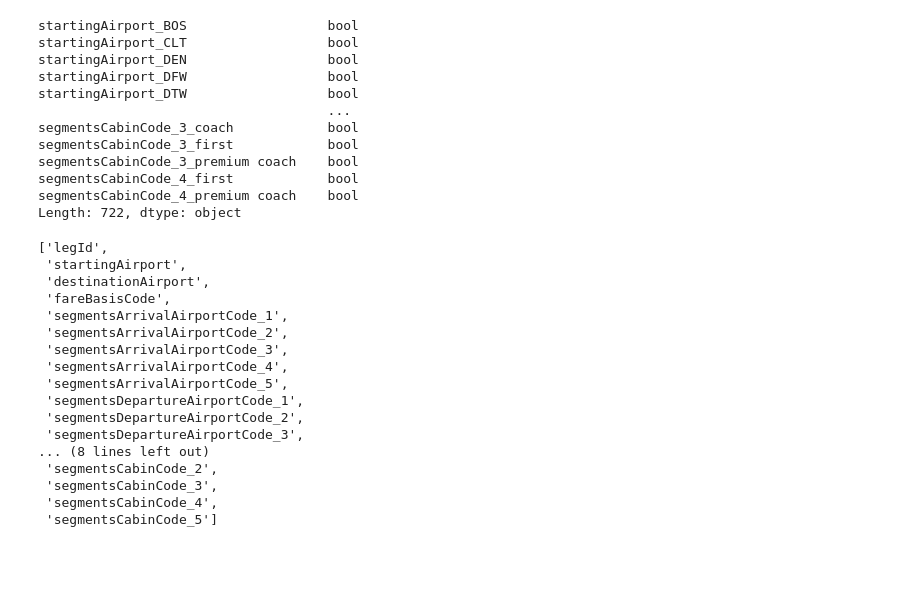
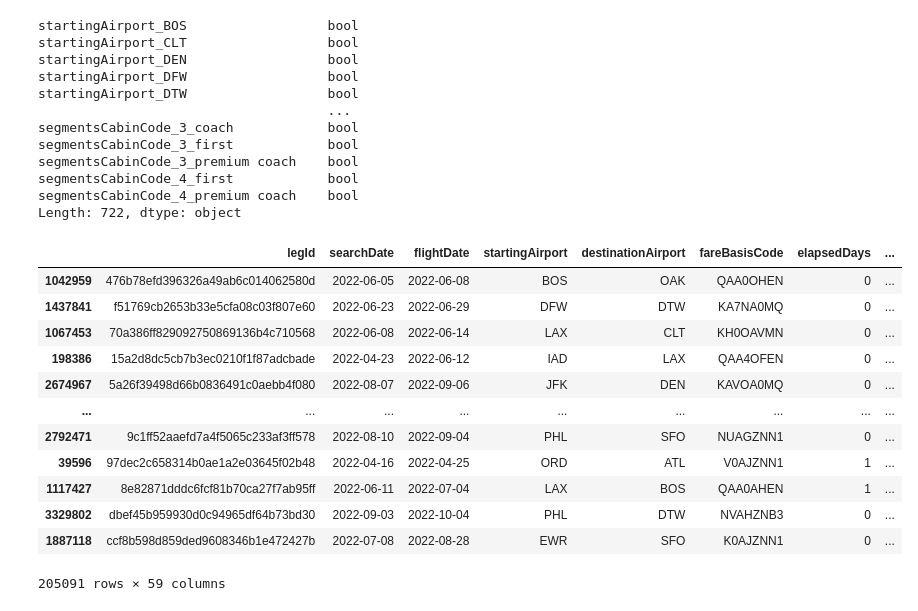
Before and after one commit to andreavreug/Airline-Fare-Prediction, a Jupyter notebook: Pricing_Analysis.ipynb, the cells around one changed output. Saved outputs shown, nothing was run; the diff lists cells and outputs as text; code cells hidden in the pictures; blank space fills up the shorter version.

```diff
--- a/Pricing_Analysis.ipynb
+++ b/Pricing_Analysis.ipynb
@@ -387,23 +387,39 @@ segmentsCabinCode_4_first            bool
 segmentsCabinCode_4_premium coach    bool
 Length: 722, dtype: object
 # %%
-cat = data.select_dtypes('object').columns.tolist()
-cat
+# ------ Bining ----------
+
+def bin_columns(df):
+    df['elapsedDays_bin'] = pd.cut(df['elapsedDays'],
+                                   bins=[-1, 0, 1, float('inf')],
+                                   labels=['0', '1', '2+'])
+
+    df['seatsRemaining_bin'] = pd.cut(df['seatsRemaining'],
+                                      bins=[-1, 5, 20, float('inf')],
+                                      labels=['1-5', '6-20', '21+'])
+
+    df['travelDuration_hours_bin'] = pd.cut(df['travelDuration_hours'],
+                                            bins=[-1, 3, 6, 12, float('inf')],
+                                            labels=['<3h', '3-6h', '6-12h', '>12h'])
+
+    df['totalTravelDistance_bin'] = pd.cut(df['totalTravelDistance'],
+                                           bins=[-1, 500, 1000, 2000, float('inf')],
+                                           labels=['<500', '500-1000', '1000-2000', '2000+'])
+
+    return df
+
+bin_columns(data)
 # %% [output]
+|  | legId | searchDate | flightDate | startingAirport | destinationAirport | fareBasisCode | elapsedDays | ... |
+| 1042959 | 476b78efd396326a49ab6c014062580d | 2022-06-05 | 2022-06-08 | BOS | OAK | QAA0OHEN | 0 | ... |
+| 1437841 | f51769cb2653b33e5cfa08c03f807e60 | 2022-06-23 | 2022-06-29 | DFW | DTW | KA7NA0MQ | 0 | ... |
+| 1067453 | 70a386ff829092750869136b4c710568 | 2022-06-08 | 2022-06-14 | LAX | CLT | KH0OAVMN | 0 | ... |
+| 198386 | 15a2d8dc5cb7b3ec0210f1f87adcbade | 2022-04-23 | 2022-06-12 | IAD | LAX | QAA4OFEN | 0 | ... |
+| 2674967 | 5a26f39498d66b0836491c0aebb4f080 | 2022-08-07 | 2022-09-06 | JFK | DEN | KAVOA0MQ | 0 | ... |
+| ... | ... | ... | ... | ... | ... | ... | ... | ... |
+| 2792471 | 9c1ff52aaefd7a4f5065c233af3ff578 | 2022-08-10 | 2022-09-04 | PHL | SFO | NUAGZNN1 | 0 | ... |
+| 39596 | 97dec2c658314b0ae1a2e03645f02b48 | 2022-04-16 | 2022-04-25 | ORD | ATL | V0AJZNN1 | 1 | ... |
+| 1117427 | 8e82871dddc6fcf81b70ca27f7ab95ff | 2022-06-11 | 2022-07-04 | LAX | BOS | QAA0AHEN | 1 | ... |
+| 3329802 | dbef45b959930d0c94965df64b73bd30 | 2022-09-03 | 2022-10-04 | PHL | DTW | NVAHZNB3 | 0 | ... |
+| 1887118 | ccf8b598d859ded9608346b1e472427b | 2022-07-08 | 2022-08-28 | EWR | SFO | K0AJZNN1 | 0 | ... |
-['legId',
- 'startingAirport',
- 'destinationAirport',
- 'fareBasisCode',
- 'segmentsArrivalAirportCode_1',
- 'segmentsArrivalAirportCode_2',
- 'segmentsArrivalAirportCode_3',
- 'segmentsArrivalAirportCode_4',
- 'segmentsArrivalAirportCode_5',
- 'segmentsDepartureAirportCode_1',
- 'segmentsDepartureAirportCode_2',
- 'segmentsDepartureAirportCode_3',
-... (8 lines left out)
- 'segmentsCabinCode_2',
- 'segmentsCabinCode_3',
- 'segmentsCabinCode_4',
- 'segmentsCabinCode_5']
+205091 rows × 59 columns
```
Also changed, not shown: parts of 4 cells of this notebook.
